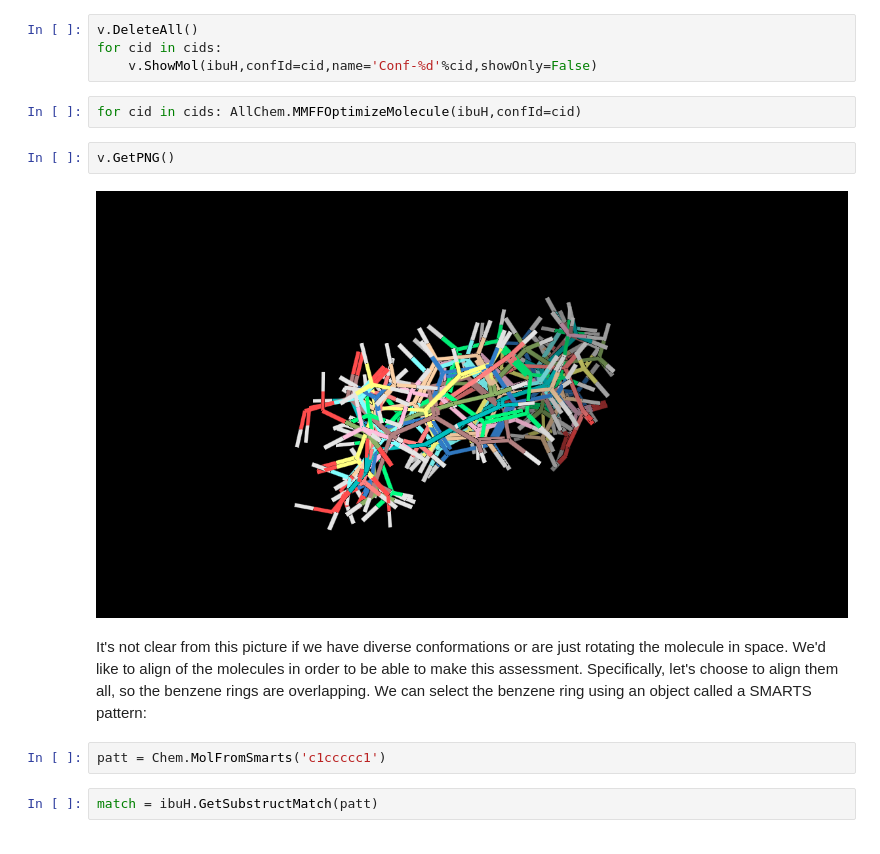
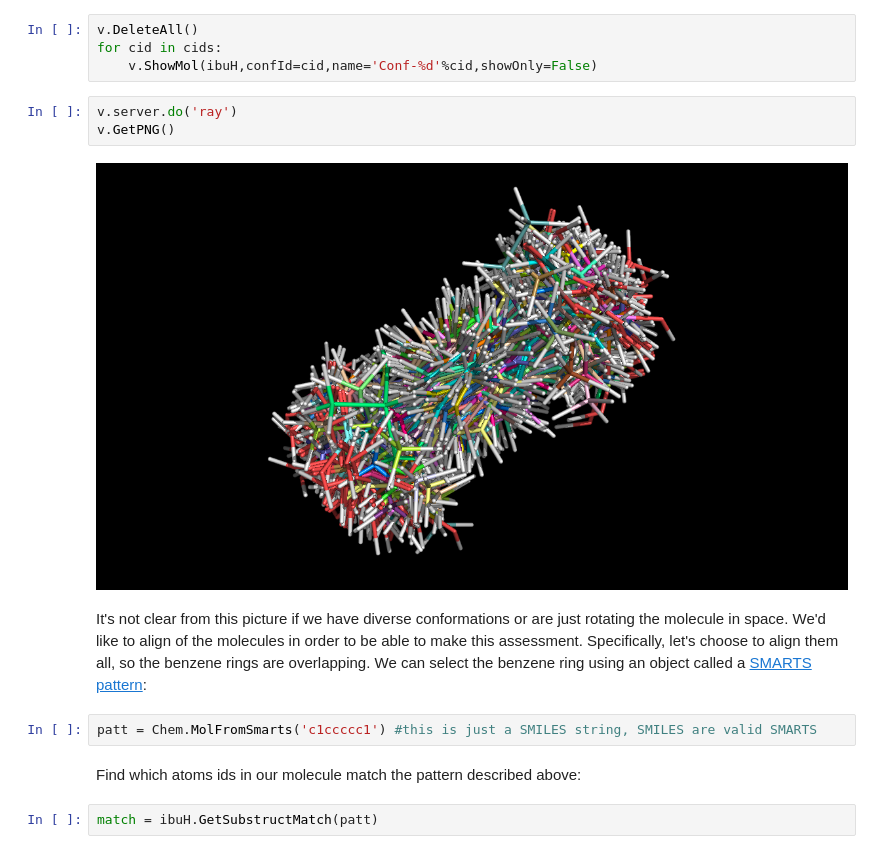
Before and after one commit to asteeves/asteeves.github.io, a Jupyter notebook: downloads/notebooks/RDKit_KulikLab_03_MultiConf.ipynb, the cells around one changed output. Cells and saved outputs as stored; diff of their text form.

```diff
--- a/downloads/notebooks/RDKit_KulikLab_03_MultiConf.ipynb
+++ b/downloads/notebooks/RDKit_KulikLab_03_MultiConf.ipynb
@@ -25,16 +31,17 @@ v= PyMol.MolViewer()
 v.DeleteAll()
 for cid in cids:
     v.ShowMol(ibuH,confId=cid,name='Conf-%d'%cid,showOnly=False)
-# %%
-for cid in cids: AllChem.MMFFOptimizeMolecule(ibuH,confId=cid)
 # %%
+v.server.do('ray')
 v.GetPNG()
 # %% [output]
-[figure, old version]
+[figure, new version]
 # %% [markdown]
-It's not clear from this picture if we have diverse conformations or are just rotating the molecule in space. We'd like to align of the molecules in order to be able to make this assessment. Specifically, let's choose to align them all, so the benzene rings are overlapping. We can select the benzene ring using an object called a SMARTS pattern:
+It's not clear from this picture if we have diverse conformations or are just rotating the molecule in space. We'd like to align of the molecules in order to be able to make this assessment. Specifically, let's choose to align them all, so the benzene rings are overlapping. We can select the benzene ring using an object called a [SMARTS pattern](http://www.daylight.com/dayhtml/doc/theory/theory.smarts.html):
-# %%
-patt = Chem.MolFromSmarts('c1ccccc1')
+# %%
+patt = Chem.MolFromSmarts('c1ccccc1') #this is just a SMILES string, SMILES are valid SMARTS
+# %% [markdown]
+Find which atoms ids in our molecule match the pattern described above:
 # %%
 match = ibuH.GetSubstructMatch(patt)
 # %%
```
Also changed, not shown: parts of 9 cells of this notebook, 31 other files.
